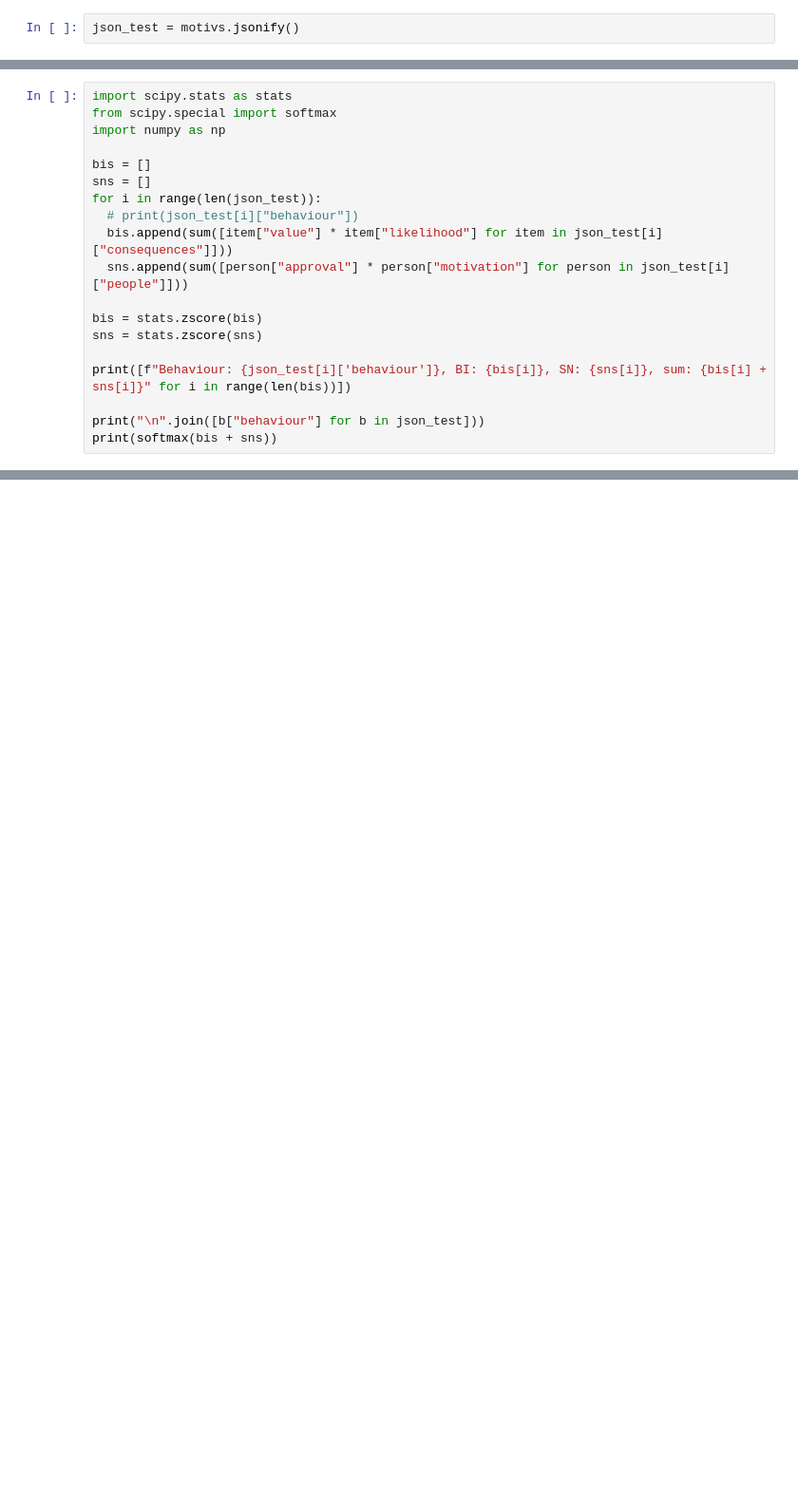
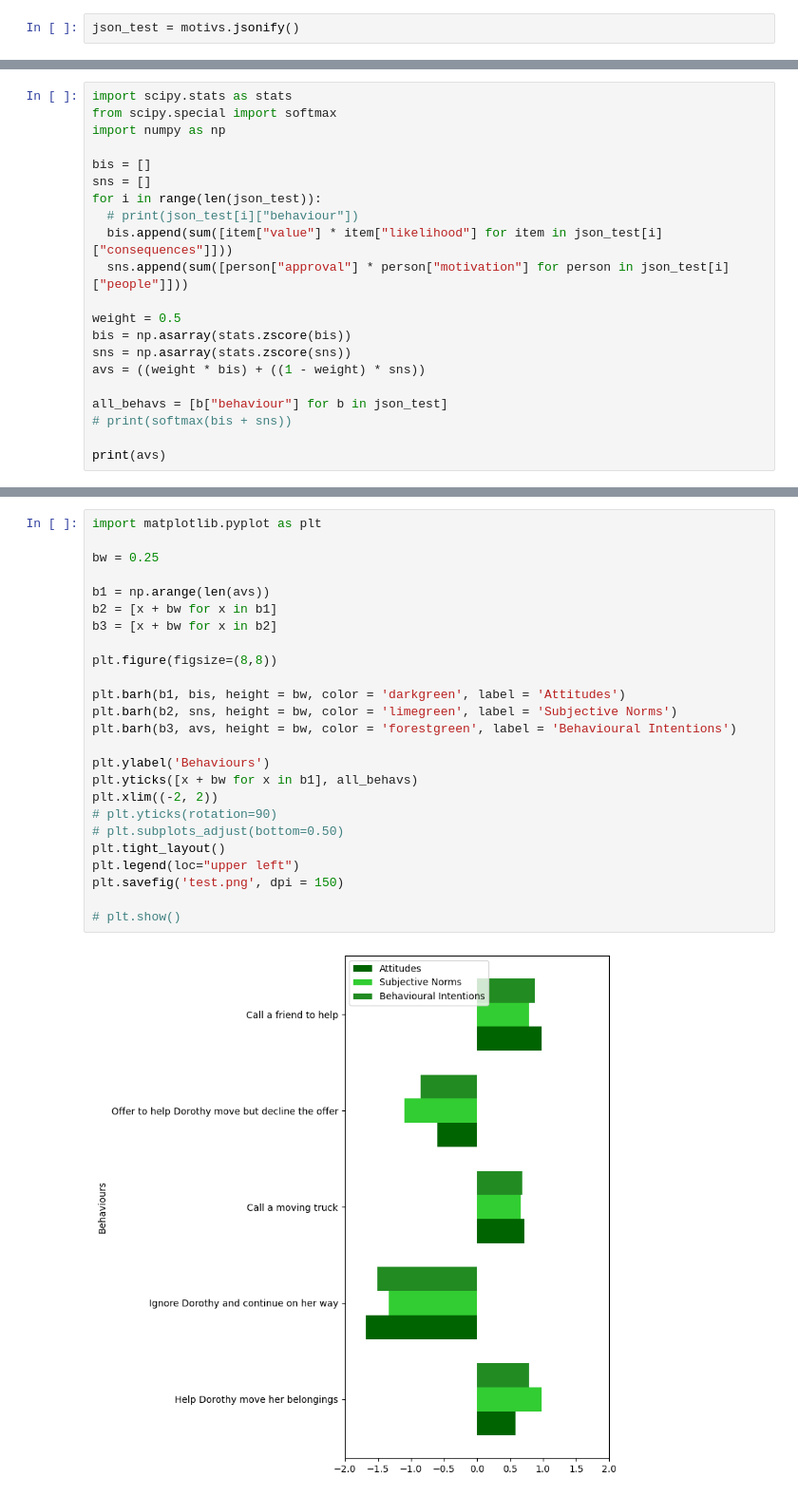
Before and after one commit to social-ai-uoft/concordia, a Jupyter notebook: examples/reasons/tpb.ipynb, the cells around one changed output, grey strips where cells are left out. Shown at 95% size. Drawn from its saved outputs; the diff is of its cells as text; blank space fills up the shorter version.

Commit message:
Small tweak to account for json bug

```diff
--- a/examples/reasons/tpb.ipynb
+++ b/examples/reasons/tpb.ipynb
@@ -350,11 +323,13 @@ for i in range(len(json_test)):
   bis.append(sum([item["value"] * item["likelihood"] for item in json_test[i]["consequences"]]))
   sns.append(sum([person["approval"] * person["motivation"] for person in json_test[i]["people"]]))
 
-bis = stats.zscore(bis)
-sns = stats.zscore(sns)
+weight = 0.5
+bis = np.asarray(stats.zscore(bis))
+sns = np.asarray(stats.zscore(sns))
+avs = ((weight * bis) + ((1 - weight) * sns))
 
-print([f"Behaviour: {json_test[i]['behaviour']}, BI: {bis[i]}, SN: {sns[i]}, sum: {bis[i] + sns[i]}" for i in range(len(bis))])
+all_behavs = [b["behaviour"] for b in json_test]
+# print(softmax(bis + sns))
 
-print("\n".join([b["behaviour"] for b in json_test]))
-print(softmax(bis + sns))
+print(avs)
 # %% [output]
@@ -367,0 +337,27 @@ Call a friend to help
+# %%
+import matplotlib.pyplot as plt
+
+bw = 0.25
+
+b1 = np.arange(len(avs))
+b2 = [x + bw for x in b1]
+b3 = [x + bw for x in b2]
+
+plt.figure(figsize=(8,8))
+
+plt.barh(b1, bis, height = bw, color = 'darkgreen', label = 'Attitudes')
+plt.barh(b2, sns, height = bw, color = 'limegreen', label = 'Subjective Norms')
+plt.barh(b3, avs, height = bw, color = 'forestgreen', label = 'Behavioural Intentions')
+
+plt.ylabel('Behaviours')
+plt.yticks([x + bw for x in b1], all_behavs)
+plt.xlim((-2, 2))
+# plt.yticks(rotation=90)
+# plt.subplots_adjust(bottom=0.50)
+plt.tight_layout()
+plt.legend(loc="upper left")
+plt.savefig('test.png', dpi = 150)
+
+# plt.show()
+# %% [output]
+[figure, added]
```
Also changed, not shown: parts of 4 cells of this notebook, 2 other files.
